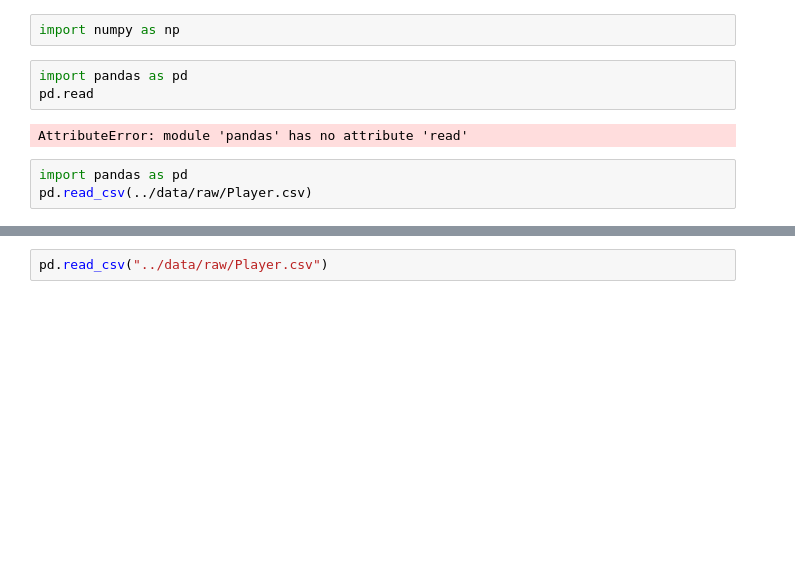
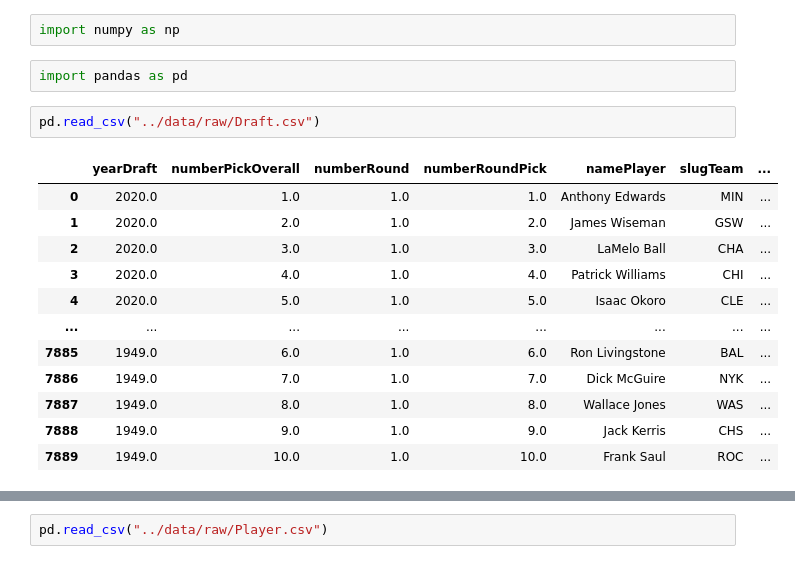
Before and after one commit to data301-2021-winter1/project-group-46-project-1, a Jupyter notebook: notebooks/analysis1.ipynb, the cells around one changed output, grey strips where cells are left out. Cells and saved outputs as stored; diff of their text form; blank space fills up the shorter version.

```diff
--- a/notebooks/analysis1.ipynb
+++ b/notebooks/analysis1.ipynb
@@ -8,10 +8,18 @@ My research question is to try and  I analyze the tallest best player (all-time)
 import numpy as np
 # %%
 import pandas as pd
-pd.read
-# %% [output]
-AttributeError: module 'pandas' has no attribute 'read'
 # %%
-import pandas as pd
-pd.read_csv(../data/raw/Player.csv)
+pd.read_csv("../data/raw/Draft.csv")
 # %% [output]
+|  | yearDraft | numberPickOverall | numberRound | numberRoundPick | namePlayer | slugTeam | ... |
+| 0 | 2020.0 | 1.0 | 1.0 | 1.0 | Anthony Edwards | MIN | ... |
+| 1 | 2020.0 | 2.0 | 1.0 | 2.0 | James Wiseman | GSW | ... |
+| 2 | 2020.0 | 3.0 | 1.0 | 3.0 | LaMelo Ball | CHA | ... |
+| 3 | 2020.0 | 4.0 | 1.0 | 4.0 | Patrick Williams | CHI | ... |
+| 4 | 2020.0 | 5.0 | 1.0 | 5.0 | Isaac Okoro | CLE | ... |
+| ... | ... | ... | ... | ... | ... | ... | ... |
+| 7885 | 1949.0 | 6.0 | 1.0 | 6.0 | Ron Livingstone | BAL | ... |
+| 7886 | 1949.0 | 7.0 | 1.0 | 7.0 | Dick McGuire | NYK | ... |
+| 7887 | 1949.0 | 8.0 | 1.0 | 8.0 | Wallace Jones | WAS | ... |
+| 7888 | 1949.0 | 9.0 | 1.0 | 9.0 | Jack Kerris | CHS | ... |
+| 7889 | 1949.0 | 10.0 | 1.0 | 10.0 | Frank Saul | ROC | ... |
```
Also changed, not shown: parts of 8 cells of this notebook, 4 other files.
